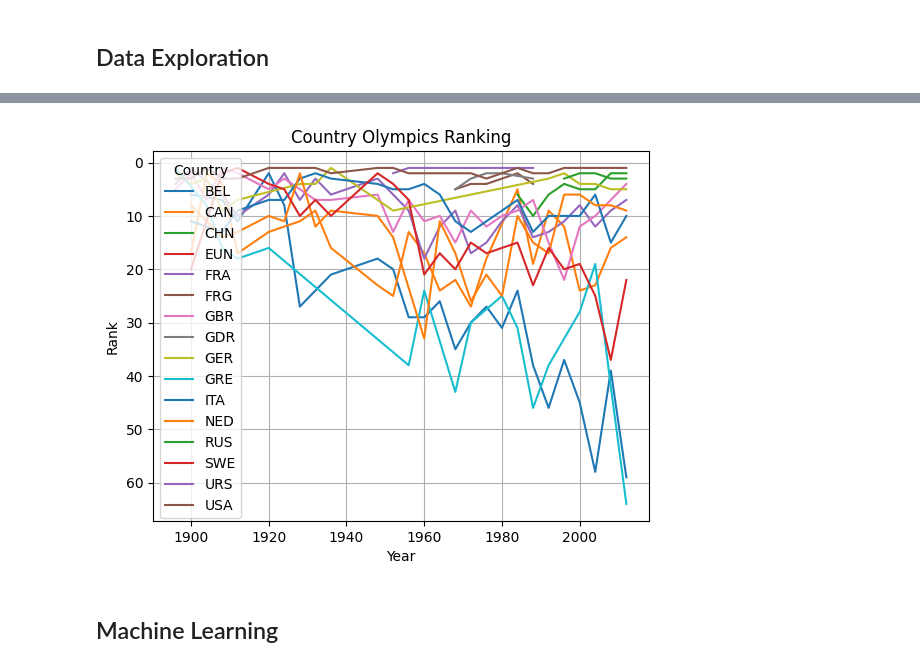
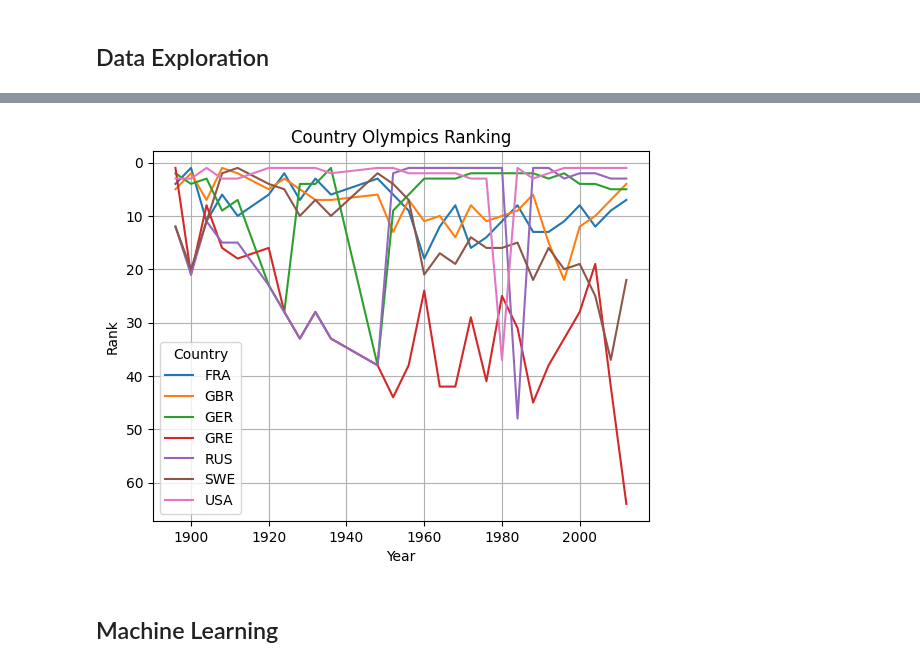
Before and after one commit to Zec-Wicks/Olympics-EDA-ML, a Jupyter notebook: Olympic_EDA_and_ML.ipynb, the cells around one changed output, grey strips where cells are left out. Drawn from its saved outputs; the diff is of its cells as text; code cells hidden in the pictures.

Commit message:
Data Cleanup Fully Implemented at this stage.

```diff
--- a/Olympic_EDA_and_ML.ipynb
+++ b/Olympic_EDA_and_ML.ipynb
@@ -28,12 +32,13 @@ def DataLoader(dataDirectory):
 
 olympicDict, summerData, winterData = DataLoader("Data/")
 # %%
-def findUndefinedCountries(data):
-    undefinedCountries = data[~data["Country"].isin(olympicDict["Code"])]
+def findUndefinedCountries(data, dictionary):
+    undefinedCountries = data[~data["Country"].isin(dictionary["Code"])]
     return undefinedCountries["Country"].drop_duplicates().reset_index(drop=True)
 
-summerUndefinedCountries = findUndefinedCountries(summerData)
-winterUndefinedCountries = findUndefinedCountries(winterData)
+summerUndefinedCountries = findUndefinedCountries(summerData, olympicDict)
+winterUndefinedCountries = findUndefinedCountries(winterData, olympicDict)
 
-pd.concat([summerUndefinedCountries, winterUndefinedCountries]).drop_duplicates().reset_index(drop=True)
+undefinedCountries = pd.concat([summerUndefinedCountries, winterUndefinedCountries]).drop_duplicates().reset_index(drop=True)
+display(undefinedCountries)
 # %% [output]
@@ -60,18 +46,6 @@ Name: Country, dtype: object
 # %% [markdown]
 19 Country codes are included in the data that do not exist in the dictionary. There are several reasons that this may have occured, and can be fixed.
 For Example, athletes from `URS` represented the Soviet Union at relevant Olympics
-# %%
-def dataCleanup(data):
-    # There are only 4 rows that have `Nan` data. This is because the dataset included `pending` positions - where the  athlete had not yet been assigned. These can be dropped
-    data = data.drop(data[data["Athlete"] == "Pending"].index)
-    # This has removed 3 of the 4 rows containing Missing data. the last one has an athlete, but no country.
-    # The athlete is KUDUKHOV, Besik, who represented Russia. This will be used to fill the missing data.
-    data = data.fillna("RUS")
-
-    # Countries with codes that do not exist in the dictionary will now be manually reassigned. Some liberties will be taken, such as
-
-    return data
-
-summerData = dataCleanup(summerData)
-# summerData = dataCleanup(summerData)
-# winterData = dataCleanup(winterData)
+# %%
+for country in undefinedCountries:
+    display(summerData[summerData["Country"] == country][["Year","Sport","Athlete","Country","Gender","Event","Medal"]].head(5))
@@ -87,6 +221,20 @@ def dataAggregation(data):
 
     # Group data each Olympics, each Country, for each sport, and count the total number of medals (higher is better).
     medalCounts = data.groupby(["Year", "Country", "Sport"])["MedalVal"].sum().reset_index()
+
+    # Create a DataFrame with all unique combinations of Year, Country, and Sport
+    # This ensures all possible combinations are represented
+    years = data['Year'].unique()
+    countries = data['Country'].unique()
+    sports = data['Sport'].unique()
+
+    index = pd.MultiIndex.from_product([years, countries, sports], names=['Year', 'Country', 'Sport'])
+    full_index_df = pd.DataFrame(index=index).reset_index()
+
+    # Merge full_index_df with medalCounts to include all combinations and fill missing with 0
+    medalCounts = full_index_df.merge(medalCounts, on=['Year', 'Country', 'Sport'], how='left')
+    medalCounts['MedalVal'].fillna(0, inplace=True)
+
 
     # Calculate each countries Total Number of medals at each Olympics
     overallResults = medalCounts.groupby(["Year", "Country"])["MedalVal"].sum().reset_index()
@@ -107,22 +286,22 @@ winterMedalCounts, winterOverallResults = dataAggregation(winterData)
 # %%
 def plotCountryRankingsOverTime(data, positionThreshold):
     # Group by countries
     countryGroupedData = data.groupby("Country").filter(lambda country: country["Rank"].min() <= positionThreshold)
     countryGroupedData = countryGroupedData.groupby("Country")
     # Create a line for each country
     for name, group in countryGroupedData:
         plt.plot(group["Year"], group["Rank"], label = name)
 
     plt.title("Country Olympics Ranking")
     plt.xlabel("Year")
     plt.ylabel("Rank")
     plt.gca().invert_yaxis() # Invert the Y-Axis to show rank 1 at the top
     plt.legend(title = "Country")
     plt.grid(True)
 
     plt.show()
 
 
-plotCountryRankingsOverTime(summerOverallResults, 2)
+plotCountryRankingsOverTime(summerOverallResults, 1)
 # %% [output]
-[figure, old version]
+[figure, new version]
```
Also changed, not shown: parts of 11 cells of this notebook.
